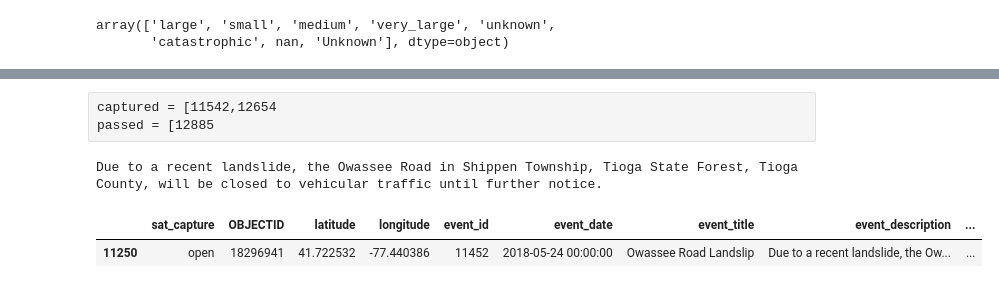
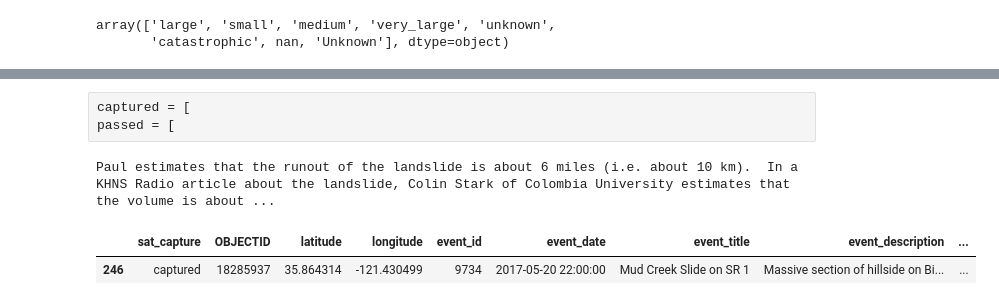
Before and after one commit to eltsvetk/DS6050_Project, a Jupyter notebook: Landslide_SatImage_Tracker.ipynb, the cells around one changed output, grey strips where cells are left out. Saved outputs shown, nothing was run; the diff lists cells and outputs as text; code cells hidden in the pictures.

```diff
--- a/Landslide_SatImage_Tracker.ipynb
+++ b/Landslide_SatImage_Tracker.ipynb
@@ -47,8 +47,8 @@ def stat_update(df,id_number_list, status):
     df.loc[nasa_satimage_log['event_id'].isin(id_number_list), 'sat_capture'] = status
 # %%
 # List update
-nasa_satupdate_list = [11542,12654]
-status_string = 'captured'
+nasa_satupdate_list =  [21047]
+status_string = 'passed'
 # %%
 # Execute Update
 stat_update(nasa_satimage_log,nasa_satupdate_list,status_string)
@@ -59,0 +64,11 @@ nasa_satimage_log.to_csv("NASA_SatImage_Log.csv", index=False)
+# %%
+## Helper to set new Event Id
+def event_id_update(df, event_title, id_num):
+    df.loc[nasa_satimage_log['event_title'] == event_title, 'event_id'] = id_num
+# %%
+# List update
+event_title = 'Heavy Rains Set Off Deadly Landslides in Venezuela'
+id_num = 2024003
+# %%
+# Execute Update
+event_id_update(nasa_satimage_log, event_title, id_num)
@@ -113,16 +128,22 @@ nasa_satimage_log.iloc[:,0:10].query("(landslide_size == 'catastrophic') & \
 # %% [raw]
-captured = [11542,12654
-passed = [12885
+captured = [
+passed = [
 # %%
 ## Query for certain landslides:::::
-descriptions = nasa_satimage_log.iloc[:,0:10].query("event_id == 11452 ")['event_description']
+descriptions = nasa_satimage_log.iloc[:,0:10].query("event_id == 8334 ")['event_description']
+# descriptions = nasa_satimage_log.iloc[:,0:16].query("location_description == 'Las Tejerías, Yanga, Veracruz-Llave' ")['event_description']
+# descriptions = nasa_satimage_log.iloc[:,0:16].query("location_description == 'Las Tejerías, Yanga, Veracruz-Llave' ")['event_title']
 for desc in descriptions:
     print(desc)
 # %% [output]
-Due to a recent landslide, the Owassee Road in Shippen Township, Tioga State Forest, Tioga County, will be closed to vehicular traffic until further notice.
+Paul estimates that the runout of the landslide is about 6 miles (i.e. about 10 km).  In a KHNS Radio article about the landslide, Colin Stark of Colombia University estimates that the volume is about ...
 # %%
 ## Query for certain landslides:::::
-nasa_satimage_log.iloc[:,0:12].query("event_id == 11452 ")
+nasa_satimage_log.iloc[:,0:12].query("event_id == 9734 ")
+
+# Using a list
+# list_id=[10521,11239,11454,11540,13710,14445]
+# nasa_satimage_log.iloc[:,0:12].query("event_id in @list_id")
 # %% [output]
 |  | sat_capture | OBJECTID | latitude | longitude | event_id | event_date | event_title | event_description | ... |
-| 11250 | open | 18296941 | 41.722532 | -77.440386 | 11452 | 2018-05-24 00:00:00 | Owassee Road Landslip | Due to a recent landslide, the Ow... | ... |
+| 246 | captured | 18285937 | 35.864314 | -121.430499 | 9734 | 2017-05-20 22:00:00 | Mud Creek Slide on SR 1 | Massive section of hillside on Bi... | ... |
```
Also changed, not shown: parts of 7 cells of this notebook, 2 other files.
